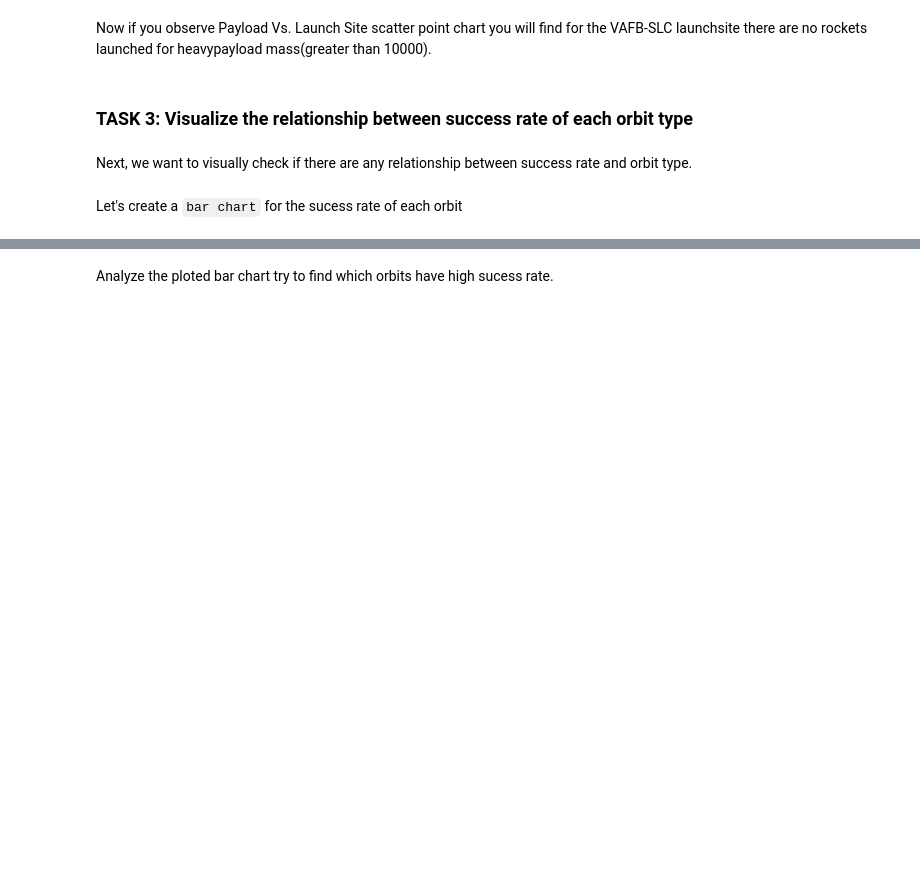
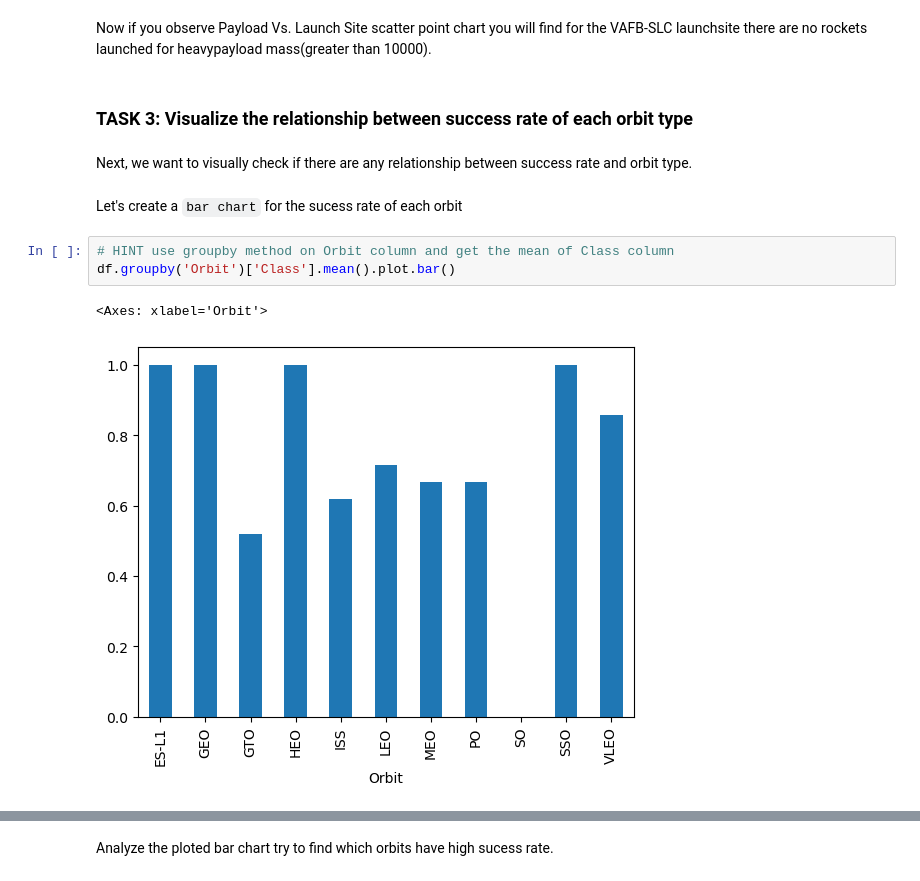
Before and after one commit to OliPag/OliPag-Applied_Data_Science_Capstone, a Jupyter notebook: jupyter-labs-eda-dataviz.ipynb, the cells around one changed output, grey strips where cells are left out. Saved outputs shown, nothing was run; the diff lists cells and outputs as text; blank space fills up the shorter version.

```diff
--- a/jupyter-labs-eda-dataviz.ipynb
+++ b/jupyter-labs-eda-dataviz.ipynb
@@ -114,5 +118,11 @@ Now if you observe Payload Vs. Launch Site scatter point chart you will find for
 Next, we want to visually check if there are any relationship between success rate and orbit type.
 # %% [markdown]
 Let's create a `bar chart` for the sucess rate of each orbit
+# %%
+# HINT use groupby method on Orbit column and get the mean of Class column
+df.groupby('Orbit')['Class'].mean().plot.bar()
+# %% [output]
+<Axes: xlabel='Orbit'>
+[figure, added]
 # %%
 # HINT use groupby method on Orbit column and get the mean of Class column
```
Also changed, not shown: parts of 11 cells of this notebook.
